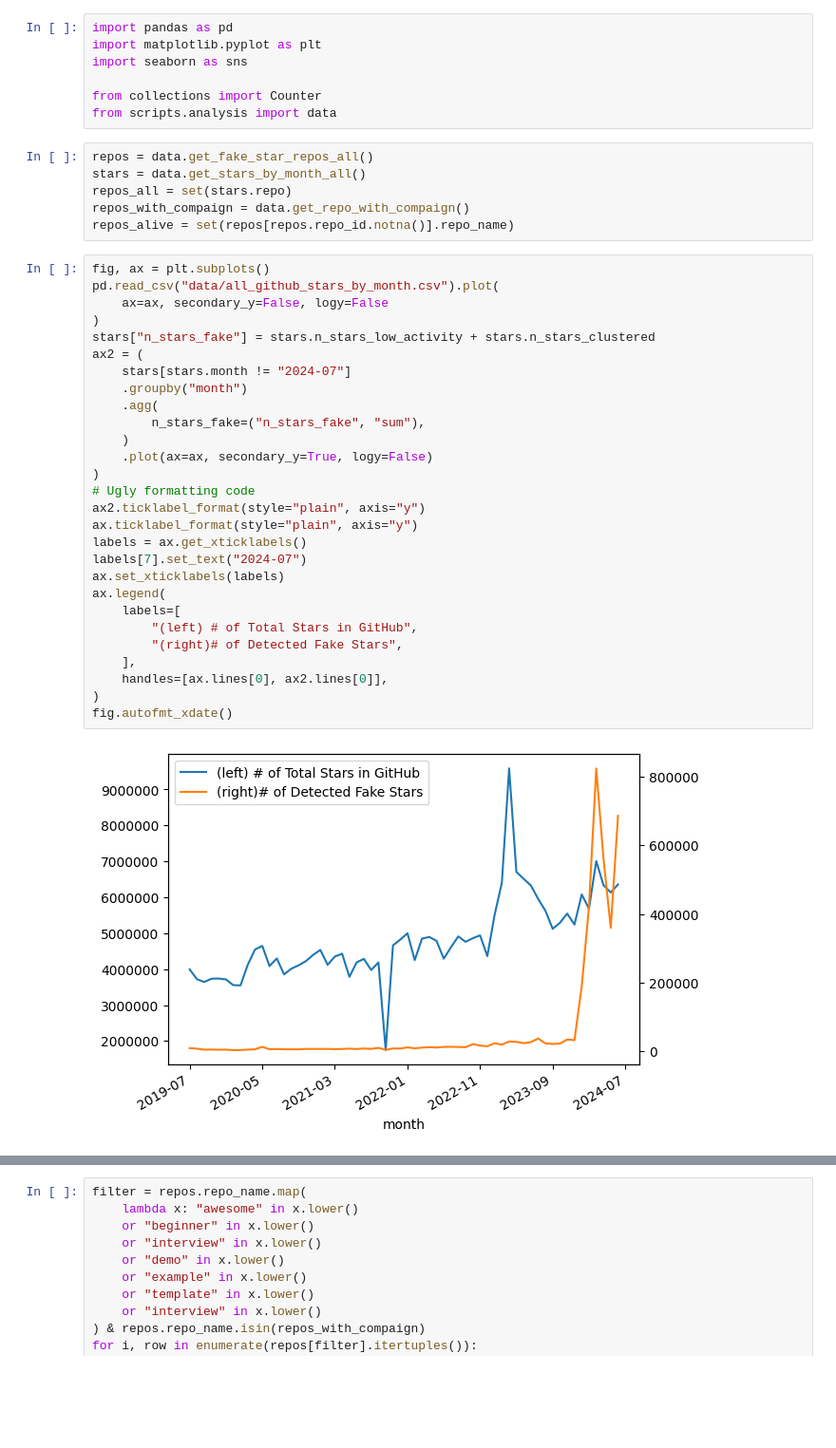
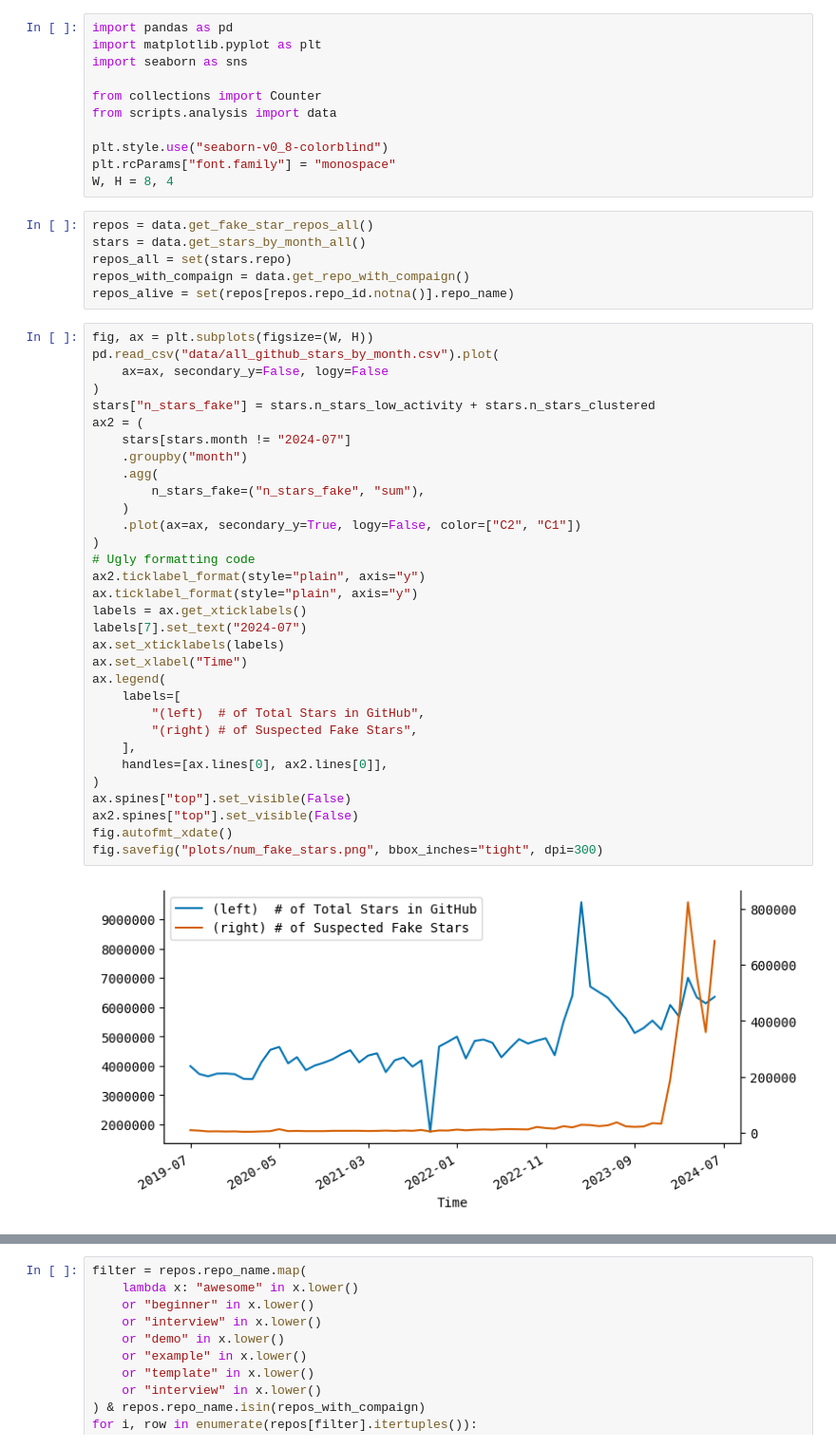
Before and after one commit to hehao98/StarScout, a Jupyter notebook: blog.ipynb, the cells around one changed output, grey strips where cells are left out. Shown at 95% size. Cells and saved outputs as stored; diff of their text form; blank space fills up the shorter version.

```diff
--- a/blog.ipynb
+++ b/blog.ipynb
@@ -5,6 +5,10 @@ import seaborn as sns
 
 from collections import Counter
 from scripts.analysis import data
+
+plt.style.use("seaborn-v0_8-colorblind")
+plt.rcParams["font.family"] = "monospace"
+W, H = 8, 4
 # %%
 repos = data.get_fake_star_repos_all()
 stars = data.get_stars_by_month_all()
@@ -12,35 +16,39 @@ repos_all = set(stars.repo)
 repos_with_compaign = data.get_repo_with_compaign()
 repos_alive = set(repos[repos.repo_id.notna()].repo_name)
 # %%
-fig, ax = plt.subplots()
+fig, ax = plt.subplots(figsize=(W, H))
 pd.read_csv("data/all_github_stars_by_month.csv").plot(
     ax=ax, secondary_y=False, logy=False
 )
 stars["n_stars_fake"] = stars.n_stars_low_activity + stars.n_stars_clustered
 ax2 = (
     stars[stars.month != "2024-07"]
     .groupby("month")
     .agg(
         n_stars_fake=("n_stars_fake", "sum"),
     )
-    .plot(ax=ax, secondary_y=True, logy=False)
+    .plot(ax=ax, secondary_y=True, logy=False, color=["C2", "C1"])
 )
 # Ugly formatting code
 ax2.ticklabel_format(style="plain", axis="y")
 ax.ticklabel_format(style="plain", axis="y")
 labels = ax.get_xticklabels()
 labels[7].set_text("2024-07")
 ax.set_xticklabels(labels)
+ax.set_xlabel("Time")
 ax.legend(
     labels=[
-        "(left) # of Total Stars in GitHub",
-        "(right)# of Detected Fake Stars",
+        "(left)  # of Total Stars in GitHub",
+        "(right) # of Suspected Fake Stars",
     ],
     handles=[ax.lines[0], ax2.lines[0]],
 )
+ax.spines["top"].set_visible(False)
+ax2.spines["top"].set_visible(False)
 fig.autofmt_xdate()
+fig.savefig("plots/num_fake_stars.png", bbox_inches="tight", dpi=300)
 # %% [output]
-[figure, old version]
+[figure, new version]
 # %%
 users = data.get_fake_star_users()
 
```
Also changed, not shown: parts of 6 cells of this notebook, 6 other files.
